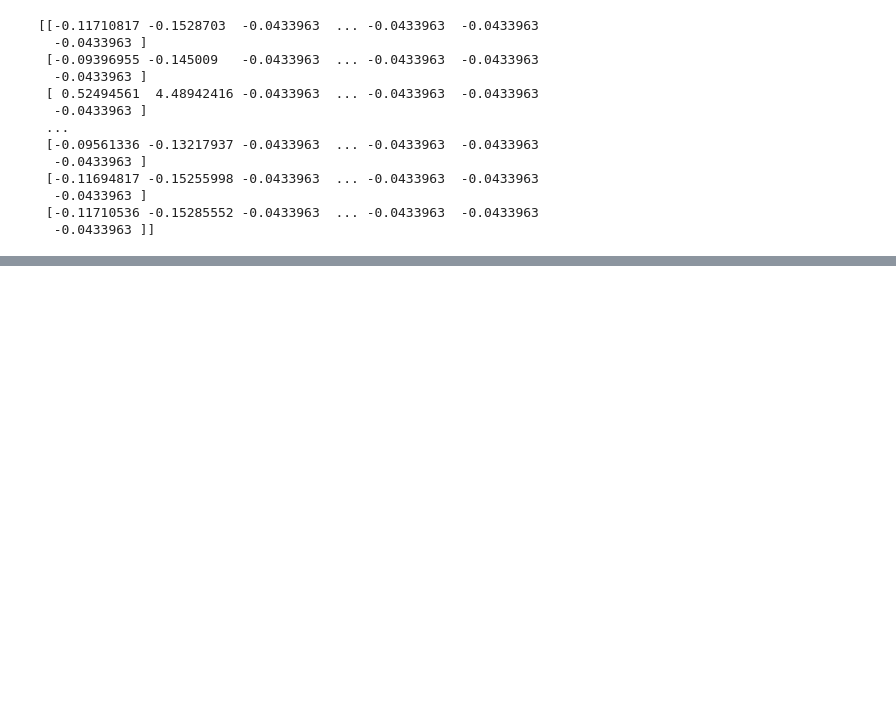
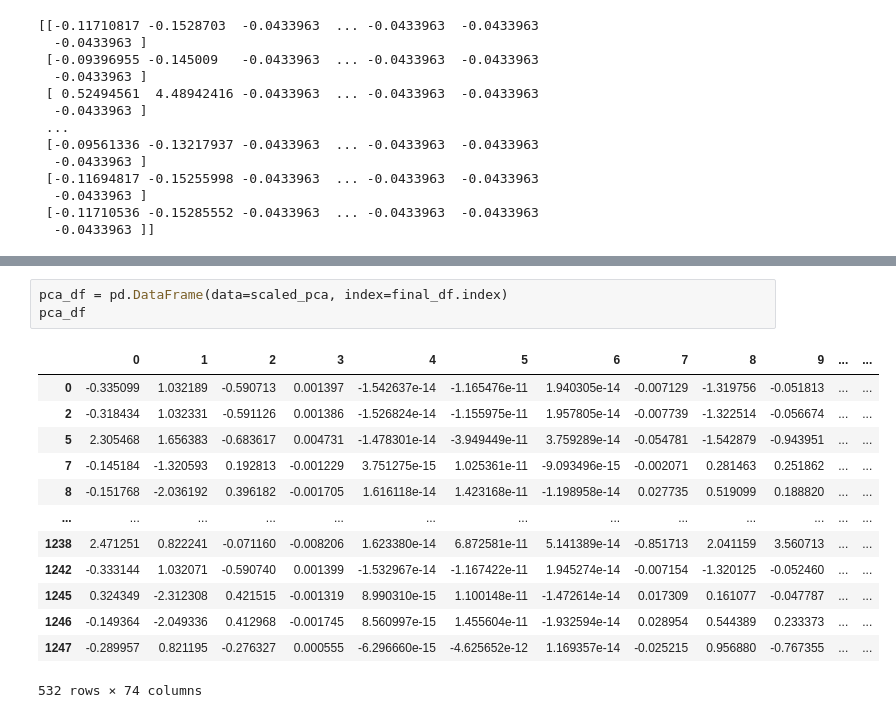
Before and after one commit to bso613/cryptocurrency_clustering, a Jupyter notebook: crypto_clustering.ipynb, the cells around one changed output, grey strips where cells are left out. Cells and saved outputs as stored; diff of their text form; blank space fills up the shorter version.

```diff
--- a/crypto_clustering.ipynb
+++ b/crypto_clustering.ipynb
@@ -174,0 +187,17 @@ print(scaled_df)
+# %%
+pca_df = pd.DataFrame(data=scaled_pca, index=final_df.index)
+pca_df
+# %% [output]
+|  | 0 | 1 | 2 | 3 | 4 | 5 | 6 | 7 | 8 | 9 | ... | ... |
+| 0 | -0.335099 | 1.032189 | -0.590713 | 0.001397 | -1.542637e-14 | -1.165476e-11 | 1.940305e-14 | -0.007129 | -1.319756 | -0.051813 | ... | ... |
+| 2 | -0.318434 | 1.032331 | -0.591126 | 0.001386 | -1.526824e-14 | -1.155975e-11 | 1.957805e-14 | -0.007739 | -1.322514 | -0.056674 | ... | ... |
+| 5 | 2.305468 | 1.656383 | -0.683617 | 0.004731 | -1.478301e-14 | -3.949449e-11 | 3.759289e-14 | -0.054781 | -1.542879 | -0.943951 | ... | ... |
+| 7 | -0.145184 | -1.320593 | 0.192813 | -0.001229 | 3.751275e-15 | 1.025361e-11 | -9.093496e-15 | -0.002071 | 0.281463 | 0.251862 | ... | ... |
+| 8 | -0.151768 | -2.036192 | 0.396182 | -0.001705 | 1.616118e-14 | 1.423168e-11 | -1.198958e-14 | 0.027735 | 0.519099 | 0.188820 | ... | ... |
+| ... | ... | ... | ... | ... | ... | ... | ... | ... | ... | ... | ... | ... |
+| 1238 | 2.471251 | 0.822241 | -0.071160 | -0.008206 | 1.623380e-14 | 6.872581e-11 | 5.141389e-14 | -0.851713 | 2.041159 | 3.560713 | ... | ... |
+| 1242 | -0.333144 | 1.032071 | -0.590740 | 0.001399 | -1.532967e-14 | -1.167422e-11 | 1.945274e-14 | -0.007154 | -1.320125 | -0.052460 | ... | ... |
+| 1245 | 0.324349 | -2.312308 | 0.421515 | -0.001319 | 8.990310e-15 | 1.100148e-11 | -1.472614e-14 | 0.017309 | 0.161077 | -0.047787 | ... | ... |
+| 1246 | -0.149364 | -2.049336 | 0.412968 | -0.001745 | 8.560997e-15 | 1.455604e-11 | -1.932594e-14 | 0.028954 | 0.544389 | 0.233373 | ... | ... |
+| 1247 | -0.289957 | 0.821195 | -0.276327 | 0.000555 | -6.296660e-15 | -4.625652e-12 | 1.169357e-14 | -0.025215 | 0.956880 | -0.767355 | ... | ... |
+532 rows × 74 columns
```
Also changed, not shown: parts of 11 cells of this notebook.
